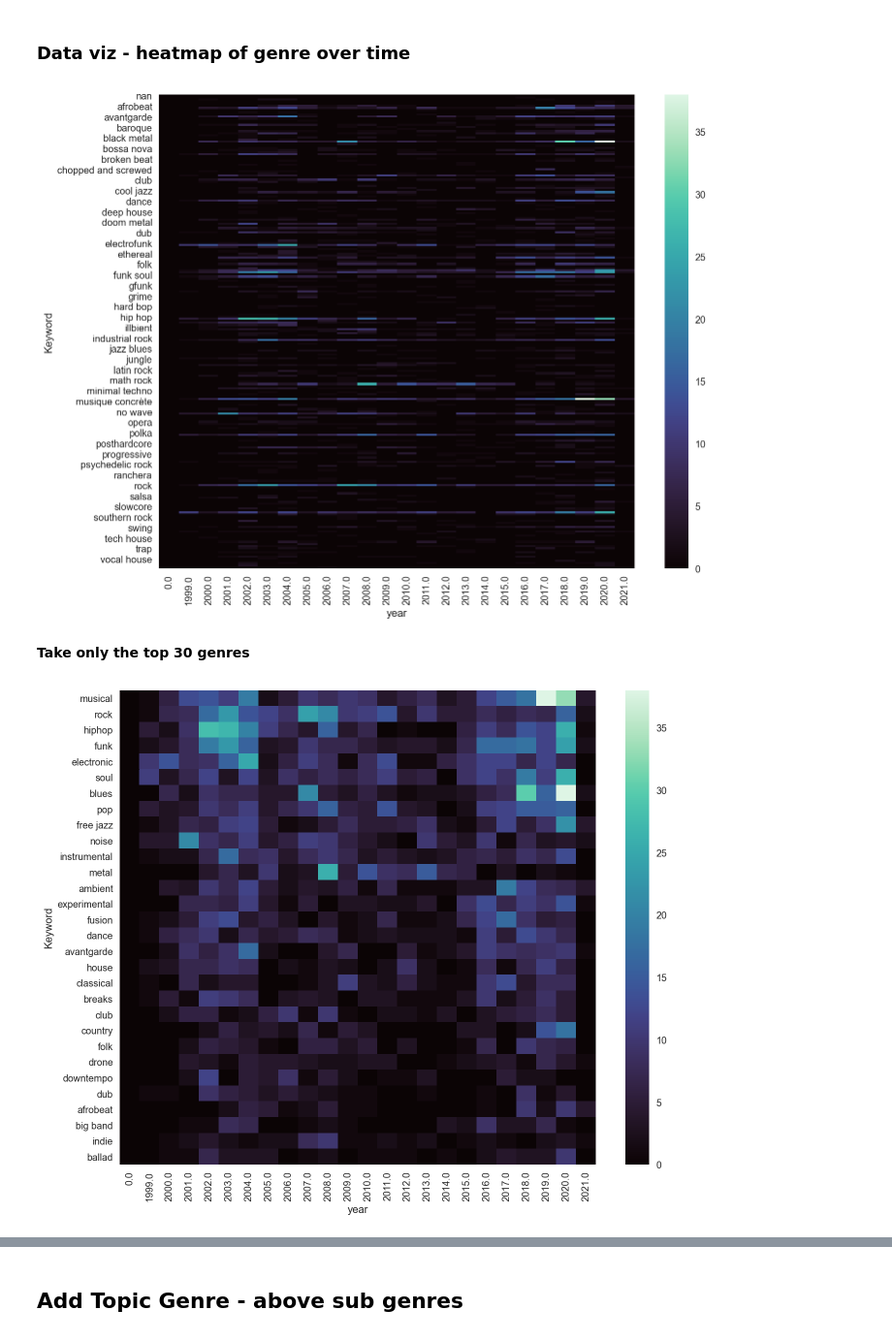
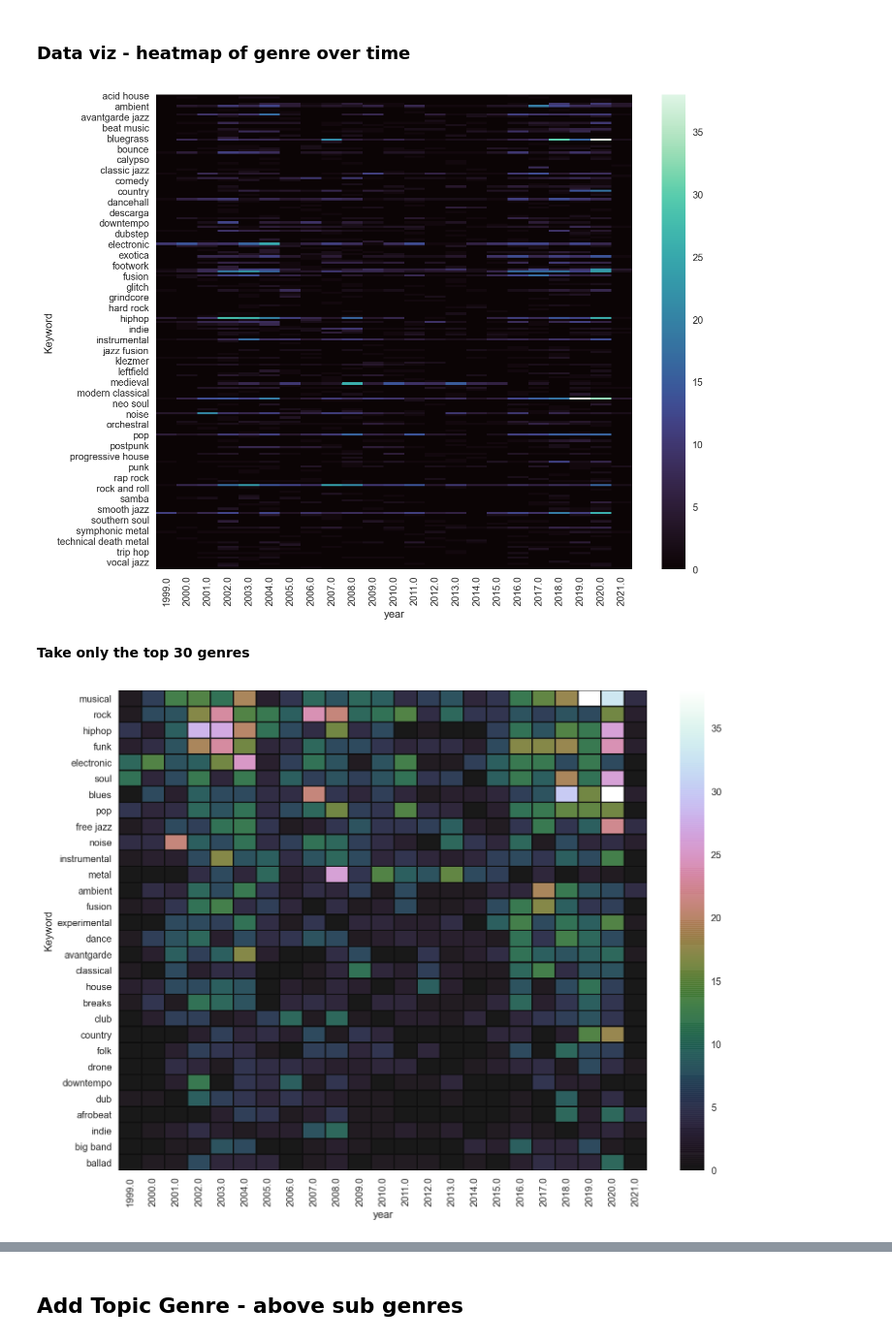
Before and after one commit to chan-chris/Metis_proj5, a Jupyter notebook: pgms/01_pitchfork_review_analysis.ipynb, the cells around one changed output, grey strips where cells are left out. Shown at 97% size. Cells and saved outputs as stored; diff of their text form; code cells hidden in the pictures.

```diff
--- a/pgms/01_pitchfork_review_analysis.ipynb
+++ b/pgms/01_pitchfork_review_analysis.ipynb
@@ -843,6 +845,7 @@ x=df_long_limited.groupby(['year']).sum()
 # %%
 genre_time=pd.pivot_table(df_long_limited, index = 'year', values = 'Count', columns = 'Keyword', aggfunc = 'sum')
 genre_time.fillna(0,inplace=True)
+genre_time.drop((0.0),inplace=True)
 genre_time
 # %% [output]
 | Keyword | 0 | acid house | acid jazz | acid rock | acoustic blues | afrobeat | ambient | ambient techno | ... |
@@ -870,5 +873,6 @@ genre_time.columns = genre_time.columns.str.strip()
 genre_time_limited=genre_time.drop('jazz',axis=1)
 # transpose
 genre_time_T = genre_time_limited.T
+genre_time_T = genre_time_T.iloc[1:]
 genre_time_T
 # %% [output]
@@ -894,7 +898,7 @@ fig, ax = plt.subplots(figsize=(11, 9))
 sns.heatmap(genre_time_T,fmt="d", cmap="mako")
 plt.show()
 # %% [output]
-[figure, old version]
+[figure, new version]
 # %% [markdown]
 **Take only the top 30 genres**
 # %%
@@ -907,8 +911,11 @@ genre_time_T_top30=genre_time_T.sort_values(by=['total_genres'],ascending=False)
 # take top 30
 genre_time_T_top30.drop(['total_genres'],axis=1,inplace=True)
 # %%
-fig, ax = plt.subplots(figsize=(11, 9))
-sns.heatmap(genre_time_T_top30,fmt="d", cmap="mako")
-plt.show()
+fig, ax = plt.subplots(figsize=(11, 8))
+#cmap= sns.cubehelix_palette()
+kwargs = {'alpha':.9,'linewidth':1, 'linestyle':'-', 'linecolor':'k','rasterized':False, 'edgecolor':'w', "capstyle":'projecting',}
+sns.heatmap(genre_time_T_top30, cmap='cubehelix', **kwargs )
+plt.tight_layout()
+plt.savefig('../img/heatmap_subgenre.png')
 # %% [output]
-[figure, old version]
+[figure, new version]
```
Also changed, not shown: parts of 86 cells of this notebook, 8 other files.
